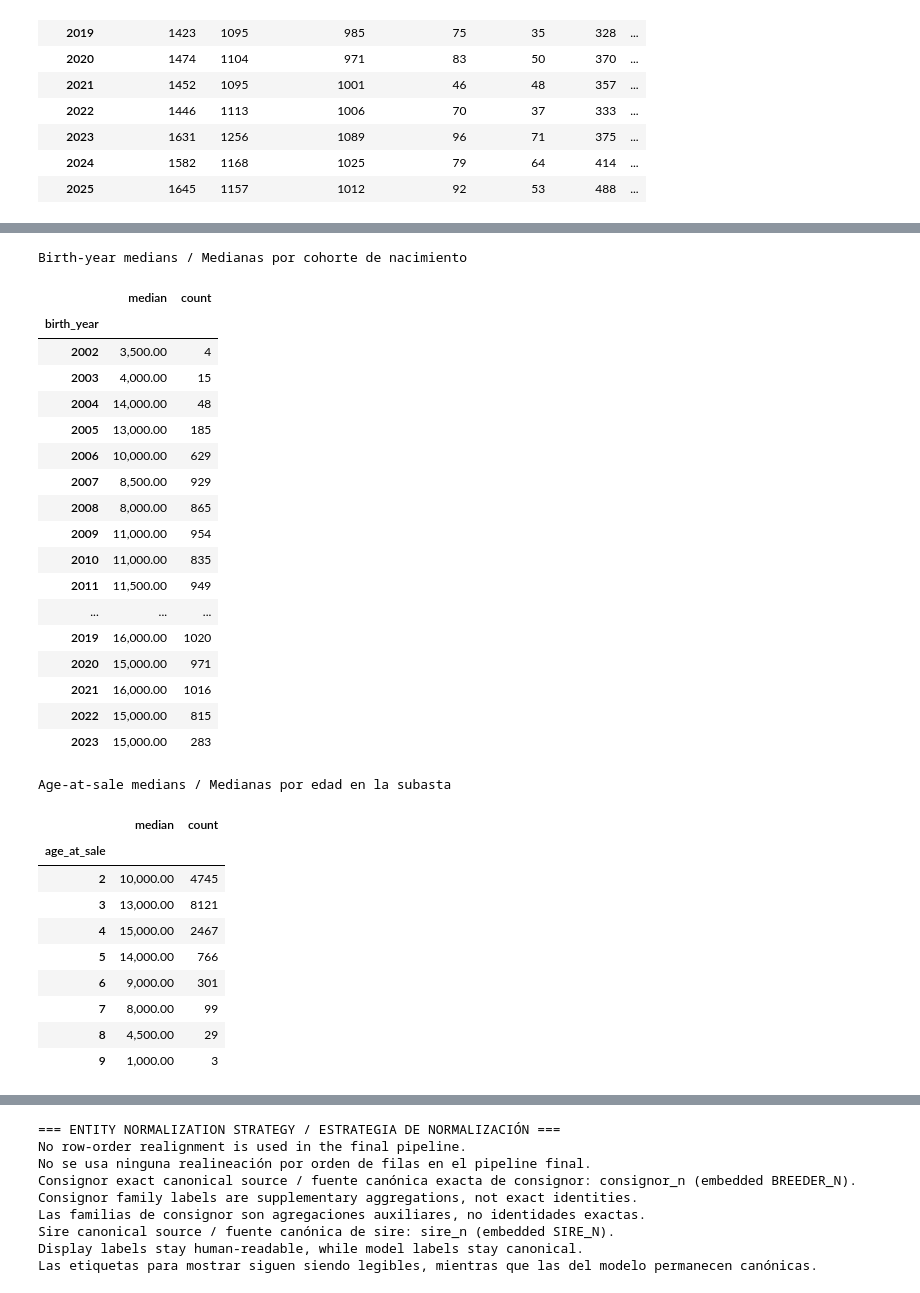
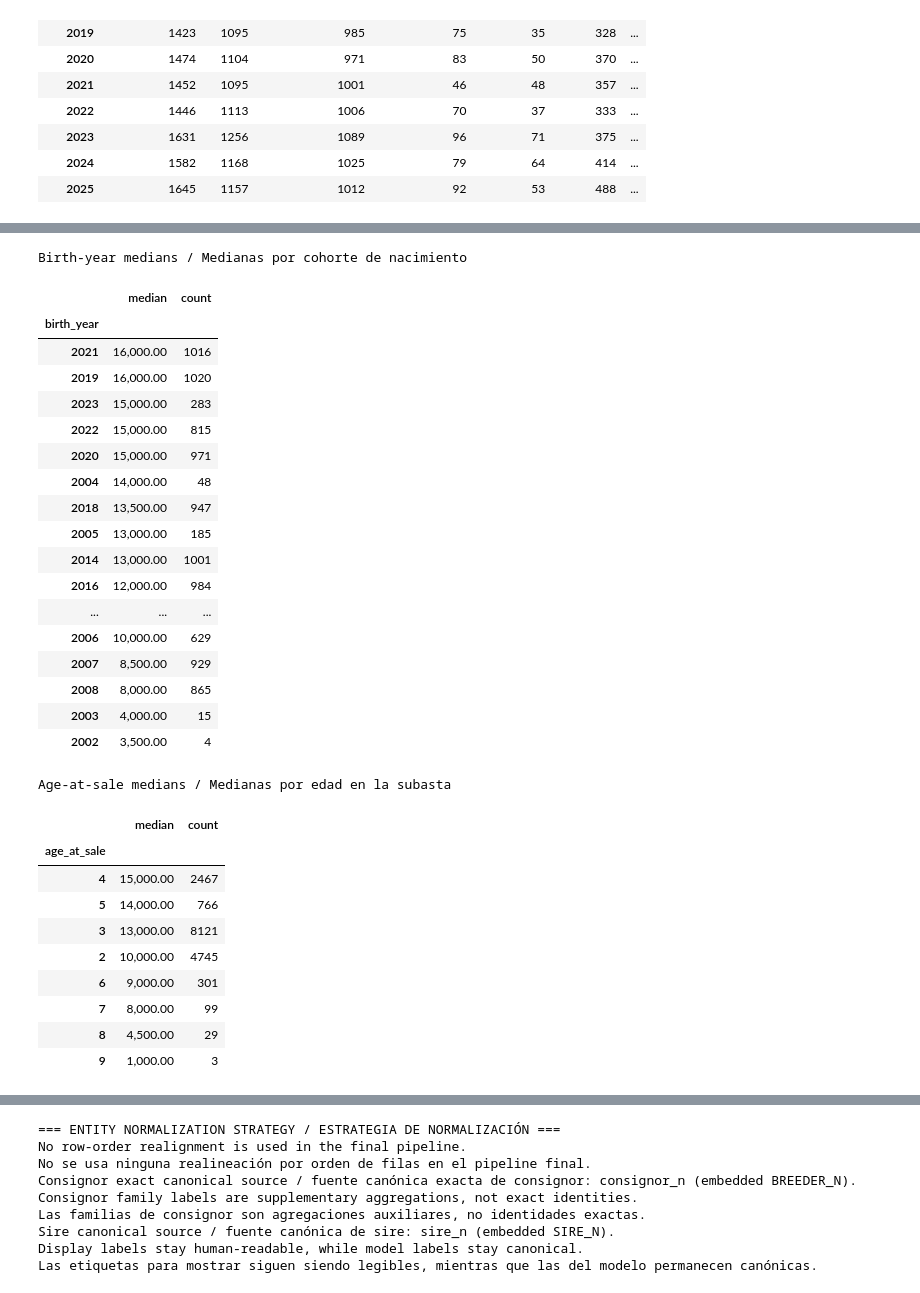
Before and after one commit to carroyo03/tfm-tattersalls, a Jupyter notebook: 01_EDA.ipynb, the cells around one changed output, grey strips where cells are left out. Saved outputs shown, nothing was run; the diff lists cells and outputs as text; code cells hidden in the pictures.

```diff
--- a/01_EDA.ipynb
+++ b/01_EDA.ipynb
@@ -784,4 +813,32 @@ print(f"Median sold price 95% CI / IC del 95% de la mediana vendida: {median_pri
 print(f"Sale rate 95% CI / IC del 95% de la tasa de venta: {sale_rate * 100:.2f}% [{sale_rate_ci_low * 100:.2f}%, {sale_rate_ci_high * 100:.2f}%]")
 print(f"Permutation test day(2-3) vs day(4-5) on log-price / prueba de permutación días(2-3) vs días(4-5): diff={day_gap:.3f}, p={day_p_value:.4f}")
 print(f"Permutation test colts vs fillies on log-price / prueba de permutación potros vs fillies: diff={sex_gap:.3f}, p={sex_p_value:.4f}")
+
+# ── DEFLACIÓN DE PRECIOS ──────────────────────────────────────────────────────
+# Bootstrap con CPI hardcoded; la celda CPI (celda 33) sobreescribe con onspy.
+# No usar cpi_october en análisis — usar cpi_dict
+# (definido en celda 33, sobreescribe con onspy).
+#
+# price_real_gns: precio deflactado a GBP constantes del año más reciente disponible
+# en el CPI (base_year), usando CPI UK ONS D7BT octubre de cada año.
+# CPI capta inflación de bienes de consumo — aproximación razonable para series
+# temporales de activos en mercados UK.
+cpi_october = {
+    2009: 89.0, 2010: 91.6, 2011: 95.6, 2012: 98.2,
+    2013: 100.3, 2014: 101.8, 2015: 100.0, 2016: 101.1,
+    2017: 104.0, 2018: 106.9, 2019: 107.9, 2020: 107.5,
+    2021: 110.6, 2022: 123.4, 2023: 131.6, 2024: 134.5,
+    2025: 139.5
+}
+base_year = max(cpi_october.keys())
+
+autumn_horses_df['price_real_gns'] = (
+    autumn_horses_df['price_gns'] *
+    (cpi_october[base_year] / autumn_horses_df['sale_year'].map(cpi_october))
+)
+df_sold['price_real_gns'] = (
+    df_sold['price_gns'] *
+    (cpi_october[base_year] / df_sold['sale_year'].map(cpi_october))
+)
+print(f"price_real_gns creada (bootstrap fallback CPI): base {base_year}, N={df_sold['price_real_gns'].notna().sum():,}")
 # %% [output]
@@ -959,38 +2140,38 @@ Outcome profile by sex / Perfil de outcome por sexo
 # %%
 birth_year_stats = df_sold.groupby('birth_year')['price_gns'].agg(['median', 'count'])
 age_stats = df_sold.groupby('age_at_sale')['price_gns'].agg(['median', 'count'])
 
 print('Birth-year medians / Medianas por cohorte de nacimiento')
-display(birth_year_stats)
+display(birth_year_stats.sort_values('median', ascending=False))
 print('Age-at-sale medians / Medianas por edad en la subasta')
-display(age_stats)
+display(age_stats.sort_values('median', ascending=False))
 # %% [output]
 Birth-year medians / Medianas por cohorte de nacimiento
 |  | median | count |
 | birth_year |  |  |
-| 2002 | 3,500.00 | 4 |
-| 2003 | 4,000.00 | 15 |
+| 2021 | 16,000.00 | 1016 |
+| 2019 | 16,000.00 | 1020 |
+| 2023 | 15,000.00 | 283 |
+| 2022 | 15,000.00 | 815 |
+| 2020 | 15,000.00 | 971 |
 | 2004 | 14,000.00 | 48 |
+| 2018 | 13,500.00 | 947 |
 | 2005 | 13,000.00 | 185 |
+| 2014 | 13,000.00 | 1001 |
+| 2016 | 12,000.00 | 984 |
+| ... | ... | ... |
 | 2006 | 10,000.00 | 629 |
 | 2007 | 8,500.00 | 929 |
 | 2008 | 8,000.00 | 865 |
-| 2009 | 11,000.00 | 954 |
-| 2010 | 11,000.00 | 835 |
-| 2011 | 11,500.00 | 949 |
-| ... | ... | ... |
-| 2019 | 16,000.00 | 1020 |
-| 2020 | 15,000.00 | 971 |
-| 2021 | 16,000.00 | 1016 |
-| 2022 | 15,000.00 | 815 |
-| 2023 | 15,000.00 | 283 |
+| 2003 | 4,000.00 | 15 |
+| 2002 | 3,500.00 | 4 |
 Age-at-sale medians / Medianas por edad en la subasta
 |  | median | count |
 | age_at_sale |  |  |
-| 2 | 10,000.00 | 4745 |
-| 3 | 13,000.00 | 8121 |
 | 4 | 15,000.00 | 2467 |
 | 5 | 14,000.00 | 766 |
+| 3 | 13,000.00 | 8121 |
+| 2 | 10,000.00 | 4745 |
 | 6 | 9,000.00 | 301 |
 | 7 | 8,000.00 | 99 |
 | 8 | 4,500.00 | 29 |
```
Also changed, not shown: parts of 41 cells of this notebook, 4 other files.
